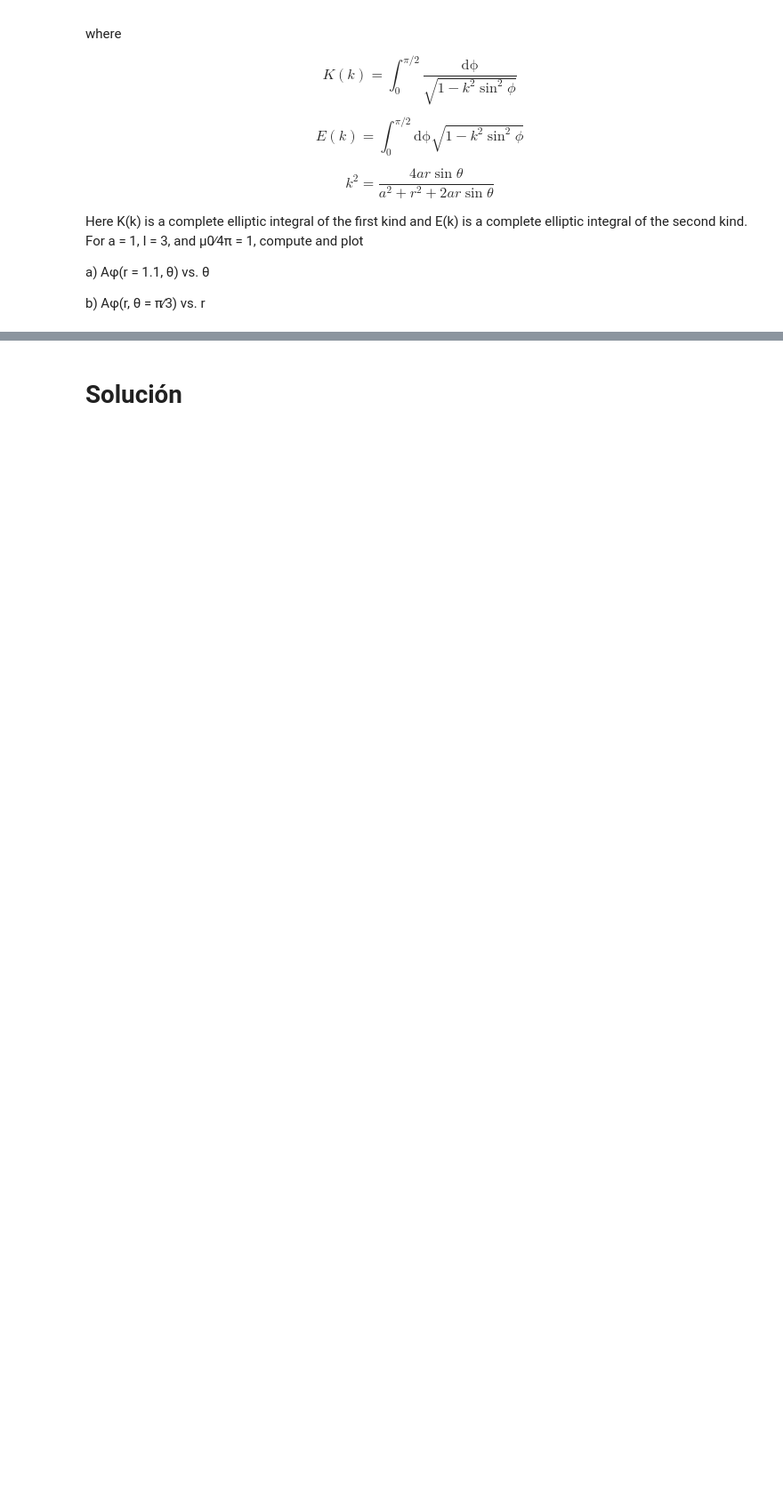
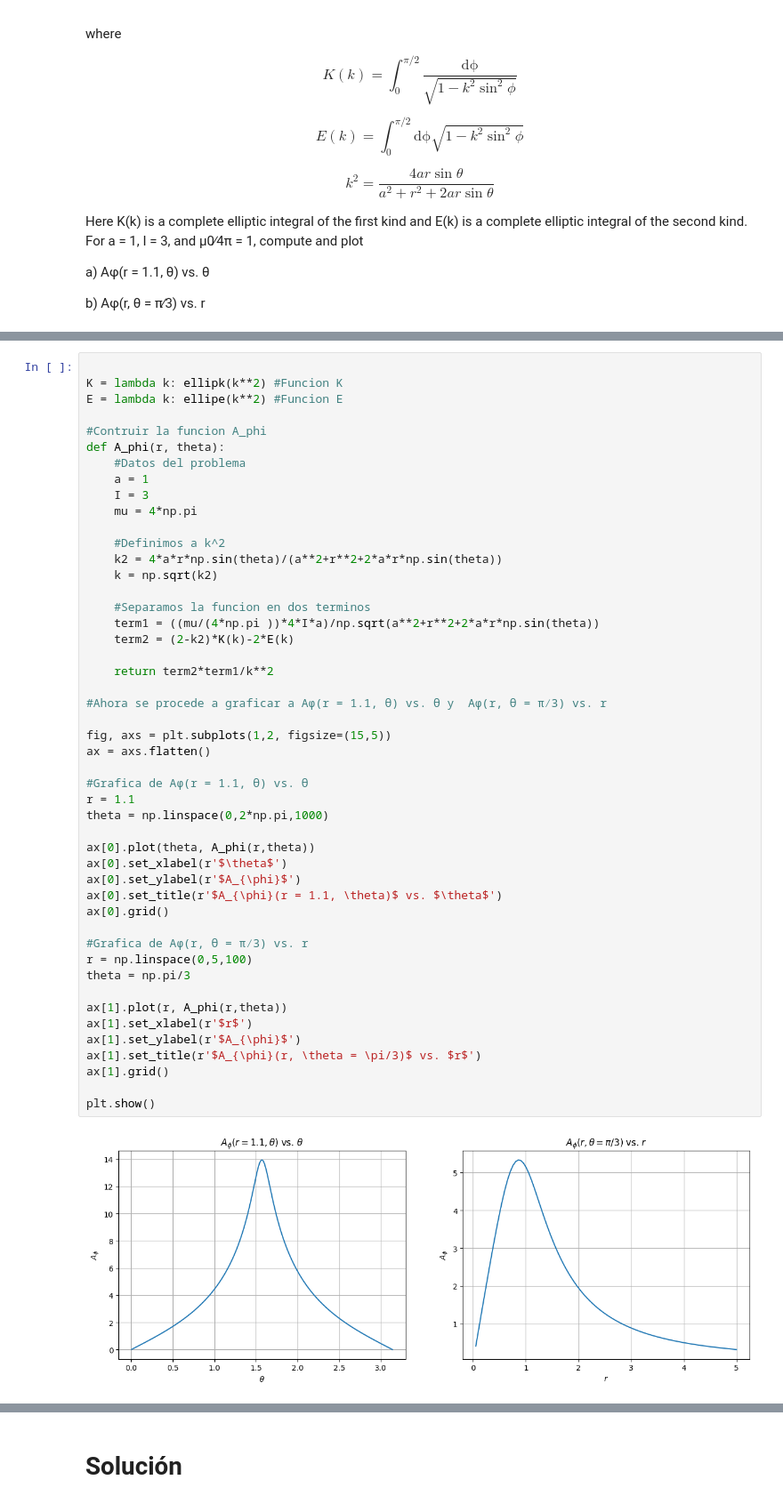
Before and after one commit to hernansalinas/CursoMetodosComputacionales, a Jupyter notebook: Students/Eusse_277/Lab08_DerivacionEIntegracion_01.ipynb, the cells around one changed output, grey strips where cells are left out. Shown: that part at 89% size. Drawn from its saved outputs; the diff is of its cells as text; blank space fills up the shorter version.

```diff
--- a/Students/Eusse_277/Lab08_DerivacionEIntegracion_01.ipynb
+++ b/Students/Eusse_277/Lab08_DerivacionEIntegracion_01.ipynb
@@ -156,3 +164,53 @@ where z=x/R, R is the earth radius and g de gravity aceleration. Approximate the
+# %%
+
+K = lambda k: ellipk(k**2) #Funcion K
+E = lambda k: ellipe(k**2) #Funcion E
+
+#Contruir la funcion A_phi
+def A_phi(r, theta):
+    #Datos del problema
+    a = 1
+    I = 3
+    mu = 4*np.pi
+
+    #Definimos a k^2
+    k2 = 4*a*r*np.sin(theta)/(a**2+r**2+2*a*r*np.sin(theta))
+    k = np.sqrt(k2)
+
+    #Separamos la funcion en dos terminos
+    term1 = ((mu/(4*np.pi ))*4*I*a)/np.sqrt(a**2+r**2+2*a*r*np.sin(theta))
+    term2 = (2-k2)*K(k)-2*E(k)
+
+    return term2*term1/k**2
+
+#Ahora se procede a graficar a Aφ(r = 1.1, θ) vs. θ y  Aφ(r, θ = π∕3) vs. r
+
+fig, axs = plt.subplots(1,2, figsize=(15,5))
+ax = axs.flatten()
+
+#Grafica de Aφ(r = 1.1, θ) vs. θ
+r = 1.1
+theta = np.linspace(0,2*np.pi,1000)
+
+ax[0].plot(theta, A_phi(r,theta))
+ax[0].set_xlabel(r'$\theta$')
+ax[0].set_ylabel(r'$A_{\phi}$')
+ax[0].set_title(r'$A_{\phi}(r = 1.1, \theta)$ vs. $\theta$')
+ax[0].grid()
+
+#Grafica de Aφ(r, θ = π∕3) vs. r
+r = np.linspace(0,5,100)
+theta = np.pi/3
+
+ax[1].plot(r, A_phi(r,theta))
+ax[1].set_xlabel(r'$r$')
+ax[1].set_ylabel(r'$A_{\phi}$')
+ax[1].set_title(r'$A_{\phi}(r, \theta = \pi/3)$ vs. $r$')
+ax[1].grid()
+
+plt.show()
+# %% [output]
+[figure, added]
 # %% [markdown]
 
 7 Write a double precision program to integrate an arbitrary function numerically using the trapezoid rule, the Simpson rule, and Gaussian quadrature. For our assumed problems there is an analytics answer:
```
Also changed, not shown: parts of 1 cell of this notebook.
